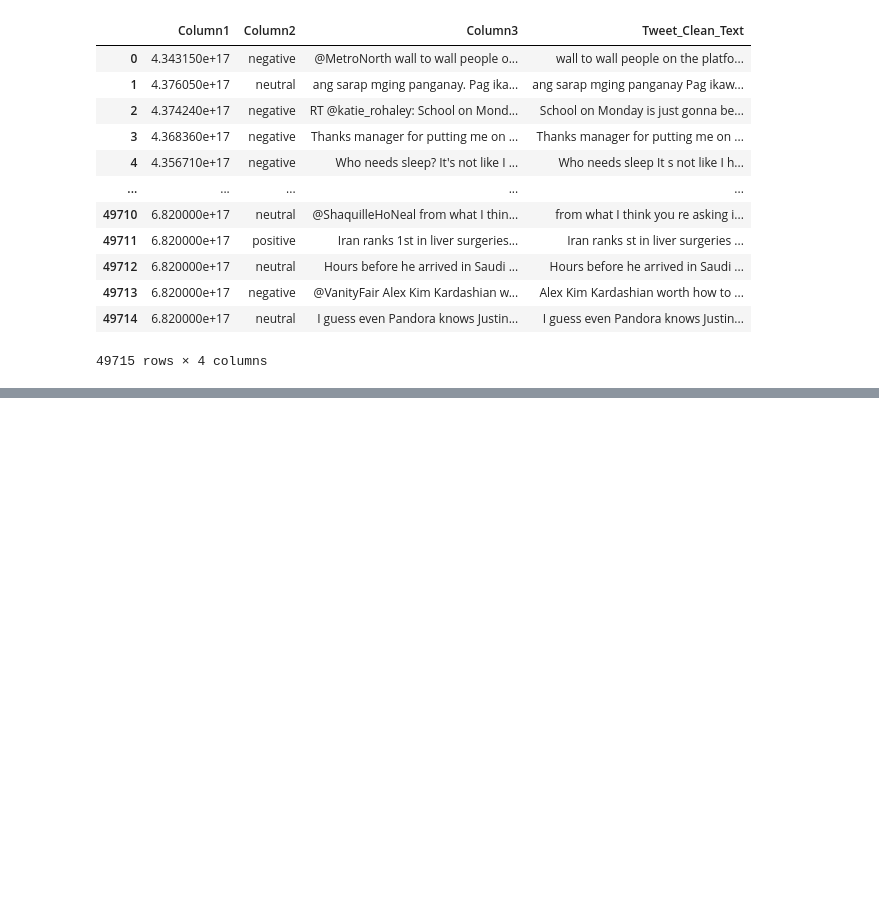
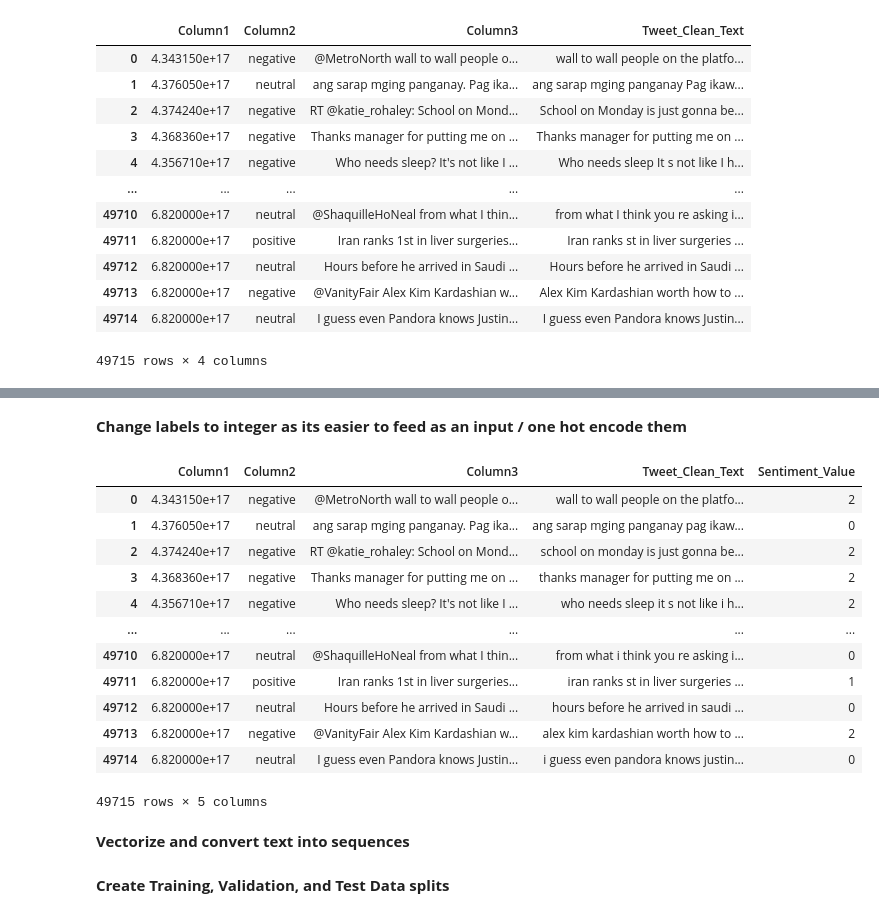
Before and after one commit to tushar-1996/DataMiningProject, a Jupyter notebook: Notebooks/Deep_Learning_Approaches_to_Twitter_Sentiment_Analysis.ipynb, the cells around one changed output, grey strips where cells are left out. Cells and saved outputs as stored; diff of their text form; code cells hidden in the pictures; blank space fills up the shorter version.

```diff
--- a/Notebooks/Deep_Learning_Approaches_to_Twitter_Sentiment_Analysis.ipynb
+++ b/Notebooks/Deep_Learning_Approaches_to_Twitter_Sentiment_Analysis.ipynb
@@ -119,7 +129,7 @@ def create_data_corpus(path):
 # %% [markdown]
 **Remove Duplicate entries**
 # %%
-frame = pd.read_csv('drive/My Drive/Workspace/TwitterData/Tweets_COVID_19_Data_2020-04-01.csv', index_col=None, header=0)
+frame = pd.read_csv('drive/My Drive/Workspace/SentimentAnalysis/TwitterData/Tweets_COVID_19_Data_2020-04-01.csv', index_col=None, header=0)
 frame
 # %% [output]
 |  | Tweet_Id | Tweet_Text |
@@ -316,7 +326,7 @@ Name: sentiment, dtype: int64
 # %% [markdown]
 # 4. Preprocess the SemEval2017 Dataset for training the Networks. Finetune the networks using the twitter data obtained previously
 # %%
-semeval_frame = create_data_corpus('drive/My Drive/Workspace/SemEval2017Dataset') #Use your own path, I have mounted the data from google drive
+semeval_frame = create_data_corpus('drive/My Drive/Workspace/SentimentAnalysis/SemEval2017Dataset') #Use your own path, I have mounted the data from google drive
 semeval_frame = clean_tweets(semeval_frame, 'Column3')
 semeval_frame
 # %% [output]
@@ -335,0 +357,3 @@ semeval_frame
+# %%
+semeval_frame['Tweet_Clean_Text'] = semeval_frame['Tweet_Clean_Text'].apply(lambda x: x.lower())
+semeval_frame
@@ -335,0 +374,35 @@ semeval_frame
+# %% [markdown]
+**Change labels to integer as its easier to feed as an input / one hot encode them**
+# %%
+#from sklearn.preprocessing import LabelBinarizer
+#lb = LabelBinarizer()
+
+#Solution1
+semeval_frame["Sentiment_Value"] = semeval_frame["Column2"].map({"neutral": 0, "positive": 1, "negative": 2})
+lbl = to_categorical(semeval_frame["Sentiment_Value"], 3)
+
+#Solution2
+#one_hot = pd.get_dummies(semeval_frame['Column2'])
+#semeval_frame = semeval_frame.join(one_hot)
+
+#Solution3
+#semeval_frame = semeval_frame.join(pd.DataFrame(lb.fit_transform(semeval_frame["Column2"]),
+#                          columns=lb.classes_,
+#                          index=semeval_frame.index))
+semeval_frame
+# %% [output]
+|  | Column1 | Column2 | Column3 | Tweet_Clean_Text | Sentiment_Value |
+| 0 | 4.343150e+17 | negative | @MetroNorth wall to wall people o... | wall to wall people on the platfo... | 2 |
+| 1 | 4.376050e+17 | neutral | ang sarap mging panganay. Pag ika... | ang sarap mging panganay pag ikaw... | 0 |
+| 2 | 4.374240e+17 | negative | RT @katie_rohaley: School on Mond... | school on monday is just gonna be... | 2 |
+| 3 | 4.368360e+17 | negative | Thanks manager for putting me on ... | thanks manager for putting me on ... | 2 |
+| 4 | 4.356710e+17 | negative | Who needs sleep? It's not like I ... | who needs sleep it s not like i h... | 2 |
+| ... | ... | ... | ... | ... | ... |
+| 49710 | 6.820000e+17 | neutral | @ShaquilleHoNeal from what I thin... | from what i think you re asking i... | 0 |
+| 49711 | 6.820000e+17 | positive | Iran ranks 1st in liver surgeries... | iran ranks st in liver surgeries ... | 1 |
+| 49712 | 6.820000e+17 | neutral | Hours before he arrived in Saudi ... | hours before he arrived in saudi ... | 0 |
+| 49713 | 6.820000e+17 | negative | @VanityFair Alex Kim Kardashian w... | alex kim kardashian worth how to ... | 2 |
+| 49714 | 6.820000e+17 | neutral | I guess even Pandora knows Justin... | i guess even pandora knows justin... | 0 |
+49715 rows × 5 columns
+# %% [markdown]
+**Vectorize and convert text into sequences**
@@ -335,0 +415,2 @@ semeval_frame
+# %% [markdown]
+**Create Training, Validation, and Test Data splits**
```
Also changed, not shown: parts of 28 cells of this notebook.
